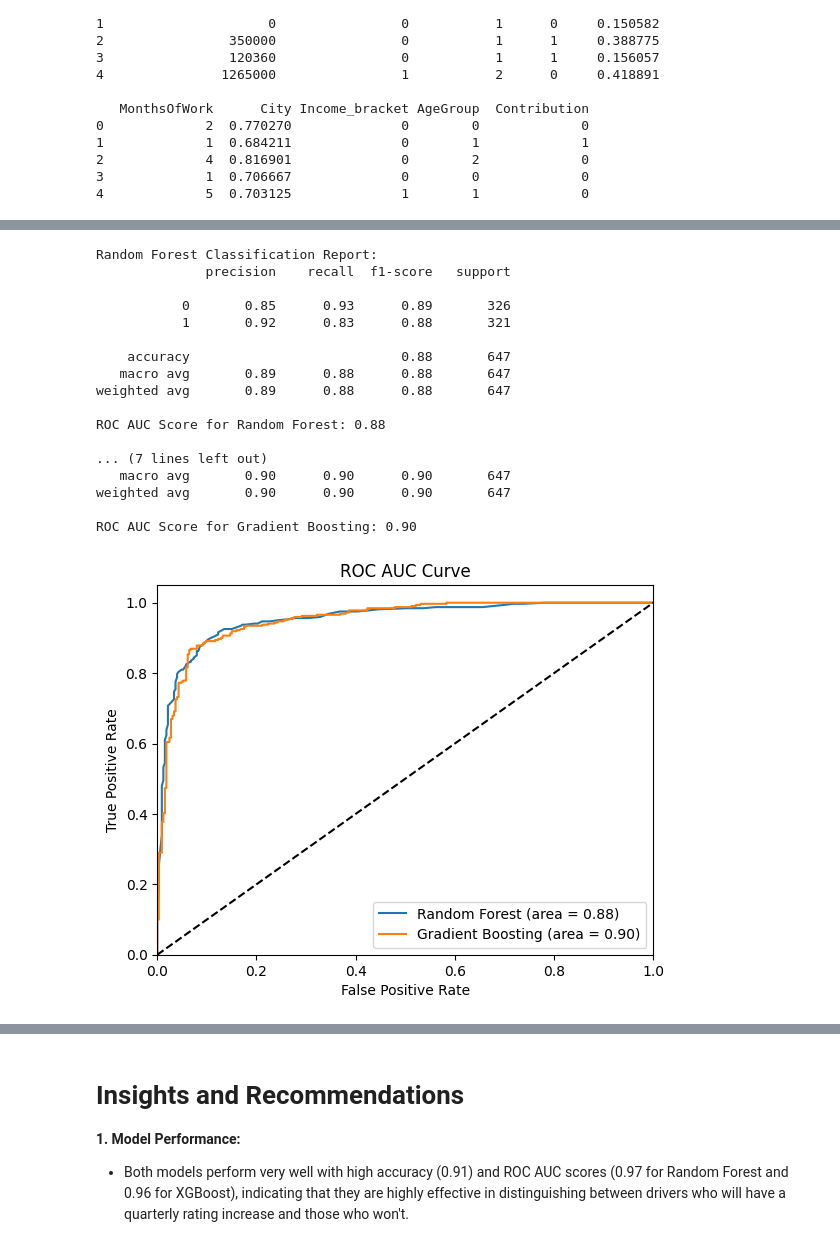
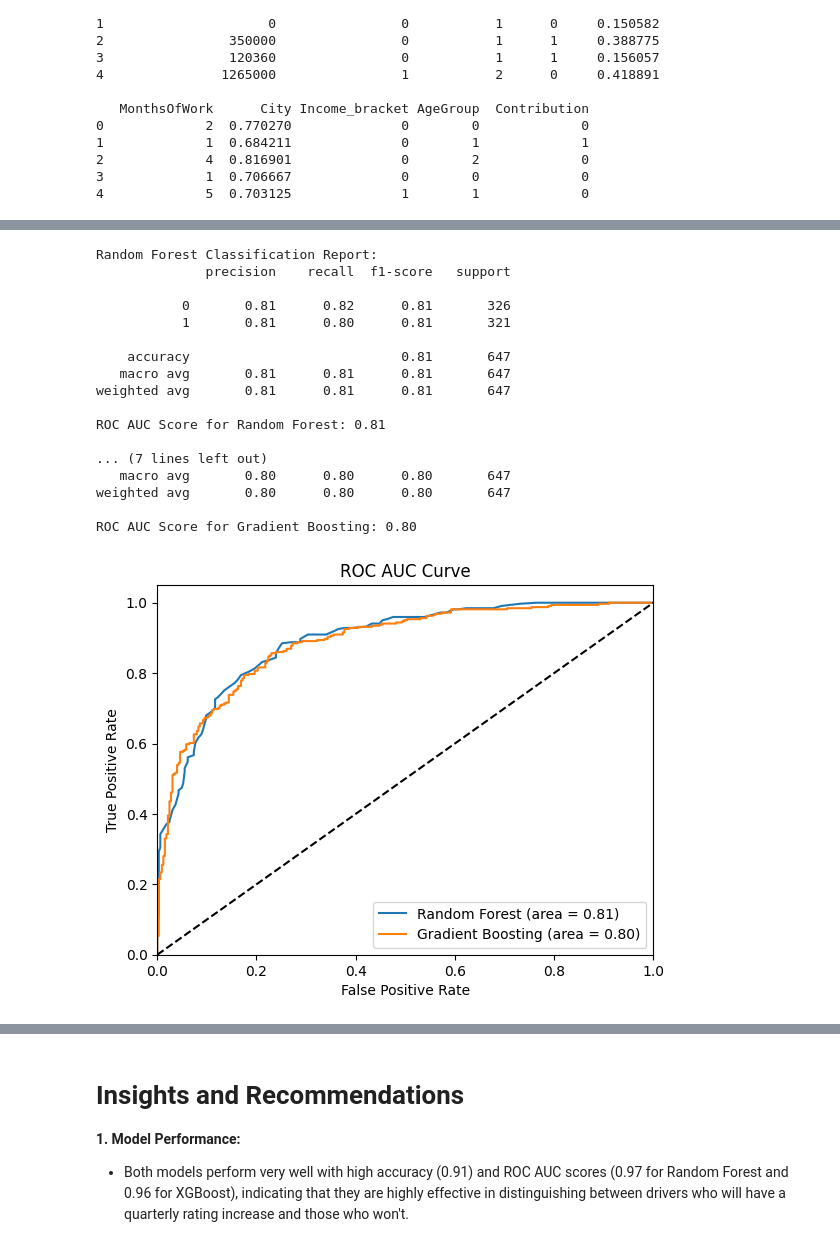
Before and after one commit to ArivalaganRaghavan/OLAensemble, a Jupyter notebook: OLA.ipynb, the cells around one changed output, grey strips where cells are left out. Saved outputs shown, nothing was run; the diff lists cells and outputs as text; code cells hidden in the pictures.

Commit message:
ML model development progress
Developed Random Forest and GDB models built

```diff
--- a/OLA.ipynb
+++ b/OLA.ipynb
@@ -1290,6 +1275,3 @@ print(ola1.head())
 2             4  0.816901              0        2             0
 3             1  0.706667              0        0             0
 4             5  0.703125              1        1             0
-# %%
-# Ensure there's a common key between the datasets to merge on
-ola1 = pd.merge(ola1, ola2[['Total Business Value', 'MonthsOfWork']], on='Total Business Value', how='left')
@@ -1338,5 +1298,3 @@ ola1.rename(columns={
-# %%
-ola1.drop(columns=['MonthsOfWork_y'], inplace=True)
 # %%
 ola1['Gender'] = ola1['Gender'].astype(int)
 # %%
@@ -1416,8 +1327,16 @@ dtype: int64
 # %%
 # Standardization of training data
 scaler = StandardScaler()
-X_res_scaled = scaler.fit_transform(X_res)
+X_res_scaled_sc = scaler.fit_transform(X_sm)
 
 # Convert scaled array back to DataFrame for statsmodels
-X_res_scaled_df = pd.DataFrame(X_res_scaled, columns=X.columns)
+X_res_scaled_df = pd.DataFrame(X_res_scaled_sc, columns=X.columns)
+
+
+# Standardization of training data
+scaler_m = MinMaxScaler()
+X_res_scaled_mm = scaler_m.fit_transform(X_sm)
+
+# Convert scaled array back to DataFrame for statsmodels
+X_res_scaled_dfm = pd.DataFrame(X_res_scaled_mm, columns=X.columns)
 # %%
@@ -1495,16 +1416,8 @@ Actionable Insights & Recommendations:
 3. Address potential reasons for attrition among drivers with higher target scores.
 4. Analyze and improve working conditions in cities with higher attrition rates.
 # %%
-# Handling class imbalance using SMOTE
-smote = SMOTE(random_state=42)
-X_res, y_res = smote.fit_resample(X, y)
-
-# Standardization of training data
-scaler = StandardScaler()
-X_res_scaled = scaler.fit_transform(X_res)
-
 # Split the data into training and testing sets
-X_train, X_test, y_train, y_test = train_test_split(X_res_scaled, y_res, test_size=0.2, random_state=42)
+X_train, X_test, y_train, y_test = train_test_split(X_res_scaled_df, y_sm, test_size=0.2, random_state=42)
 
 # Bagging method - Random Forest
 rf = RandomForestClassifier(random_state=42)
@@ -1521,40 +1434,40 @@ gb.fit(X_train, y_train)
 y_pred_gb = gb.predict(X_test)
 print("\nGradient Boosting Classification Report:")
 print(classification_report(y_test, y_pred_gb))
 roc_auc_gb = roc_auc_score(y_test, y_pred_gb)
 print("ROC AUC Score for Gradient Boosting: {:.2f}".format(roc_auc_gb))
 
 # Plotting ROC AUC curve
 fpr_rf, tpr_rf, _ = roc_curve(y_test, rf.predict_proba(X_test)[:, 1])
 fpr_gb, tpr_gb, _ = roc_curve(y_test, gb.predict_proba(X_test)[:, 1])
 
 plt.figure()
 plt.plot(fpr_rf, tpr_rf, label='Random Forest (area = %0.2f)' % roc_auc_rf)
 plt.plot(fpr_gb, tpr_gb, label='Gradient Boosting (area = %0.2f)' % roc_auc_gb)
 plt.plot([0, 1], [0, 1], 'k--')
 plt.xlim([0.0, 1.0])
 plt.ylim([0.0, 1.05])
 plt.xlabel('False Positive Rate')
 plt.ylabel('True Positive Rate')
 plt.title('ROC AUC Curve')
 plt.legend(loc="lower right")
 plt.show()
 # %% [output]
 Random Forest Classification Report:
               precision    recall  f1-score   support
 
-           0       0.85      0.93      0.89       326
-           1       0.92      0.83      0.88       321
+           0       0.81      0.82      0.81       326
+           1       0.81      0.80      0.81       321
 
-    accuracy                           0.88       647
-   macro avg       0.89      0.88      0.88       647
-weighted avg       0.89      0.88      0.88       647
+    accuracy                           0.81       647
+   macro avg       0.81      0.81      0.81       647
+weighted avg       0.81      0.81      0.81       647
 
-ROC AUC Score for Random Forest: 0.88
+ROC AUC Score for Random Forest: 0.81
 
 ... (7 lines left out)
-   macro avg       0.90      0.90      0.90       647
-weighted avg       0.90      0.90      0.90       647
+   macro avg       0.80      0.80      0.80       647
+weighted avg       0.80      0.80      0.80       647
 
-ROC AUC Score for Gradient Boosting: 0.90
+ROC AUC Score for Gradient Boosting: 0.80
-[figure, old version]
+[figure, new version]
```
Also changed, not shown: parts of 32 cells of this notebook.
